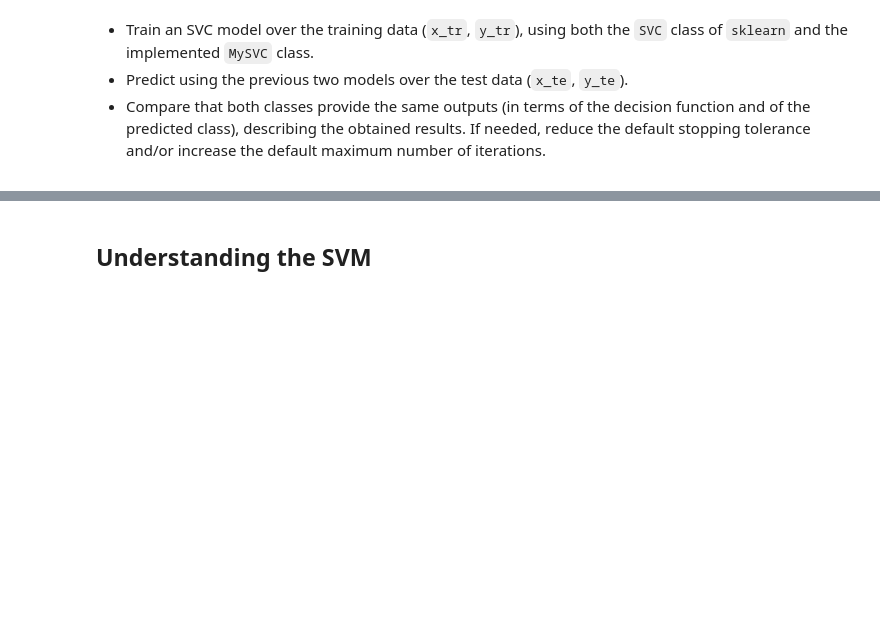
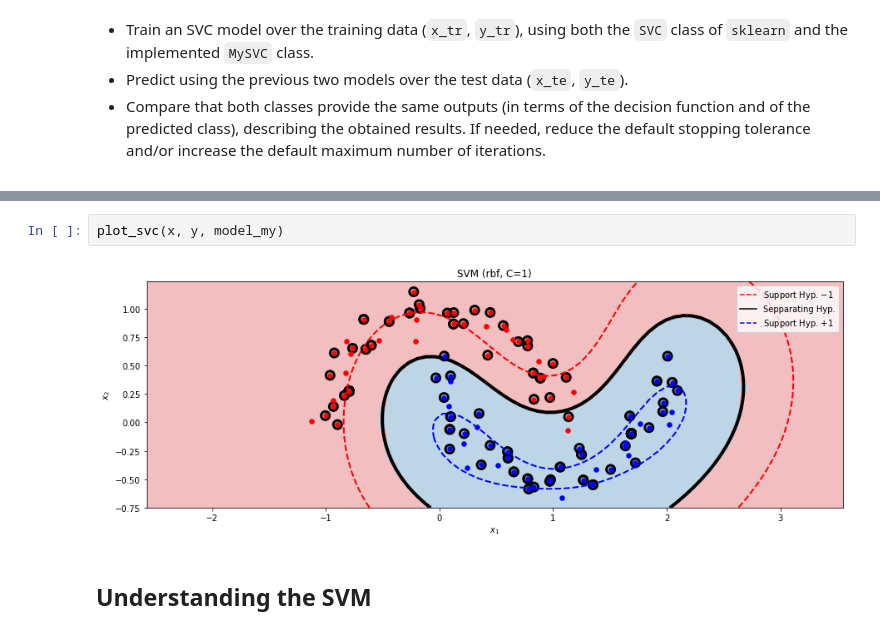
Before and after one commit to XXXPASION/MAAA, a Jupyter notebook: SMO.ipynb, the cells around one changed output, grey strips where cells are left out. Cells and saved outputs as stored; diff of their text form; blank space fills up the shorter version.

```diff
--- a/SMO.ipynb
+++ b/SMO.ipynb
@@ -450,3 +449,7 @@ TypeError: 'tuple' object cannot be interpreted as an integer
+# %%
+plot_svc(x, y, model_my)
+# %% [output]
+[figure, added]
 # %% [markdown]
 ## Understanding the SVM
 # %% [markdown]
```
Also changed, not shown: parts of 11 cells of this notebook.
